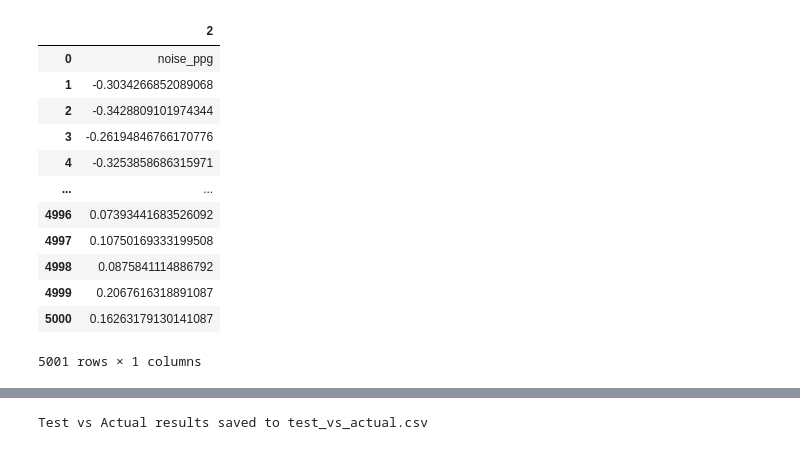
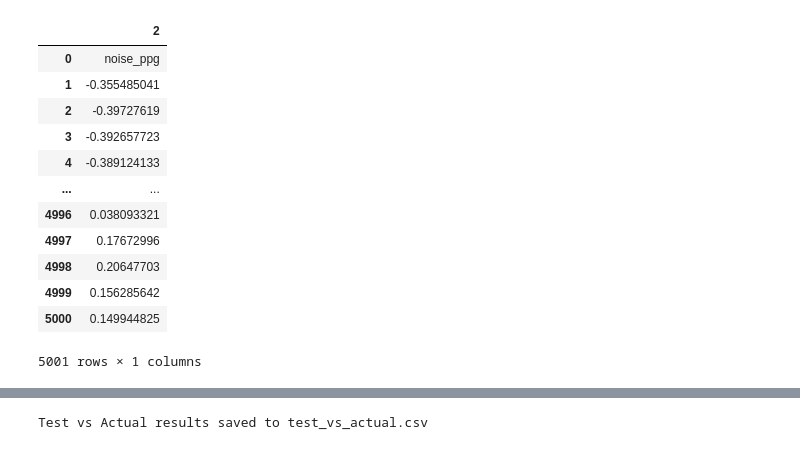
Before and after one commit to sap03rocks/mimic_lstm, a Jupyter notebook: FINAL.ipynb, the cells around one changed output, grey strips where cells are left out. Cells and saved outputs as stored; diff of their text form; code cells hidden in the pictures.

```diff
--- a/FINAL.ipynb
+++ b/FINAL.ipynb
@@ -21,24 +21,24 @@ for dirname, _, filenames in os.walk('/kaggle/input'):
 # %%
 import pandas as pd
 
-url="https://raw.githubusercontent.com/sap03rocks/mimic_lstm/main/try1_noise_ppg.csv"
+url="https://raw.githubusercontent.com/sap03rocks/mimic_lstm/refs/heads/main/noise_ppg%20(1).csv"
 # Read the data into a DataFrame
 data = pd.read_csv(url, header=None)
 data = data.drop(columns=[0,1])
 data
 # %% [output]
 |  | 2 |
 | 0 | noise_ppg |
-| 1 | -0.3034266852089068 |
-| 2 | -0.3428809101974344 |
-| 3 | -0.26194846766170776 |
-| 4 | -0.3253858686315971 |
+| 1 | -0.355485041 |
+| 2 | -0.39727619 |
+| 3 | -0.392657723 |
+| 4 | -0.389124133 |
 | ... | ... |
-| 4996 | 0.07393441683526092 |
-| 4997 | 0.10750169333199508 |
-| 4998 | 0.0875841114886792 |
-| 4999 | 0.2067616318891087 |
-| 5000 | 0.16263179130141087 |
+| 4996 | 0.038093321 |
+| 4997 | 0.17672996 |
+| 4998 | 0.20647703 |
+| 4999 | 0.156285642 |
+| 5000 | 0.149944825 |
 5001 rows × 1 columns
 # %%
 import numpy as np
```
Also changed, not shown: parts of 13 cells of this notebook.
